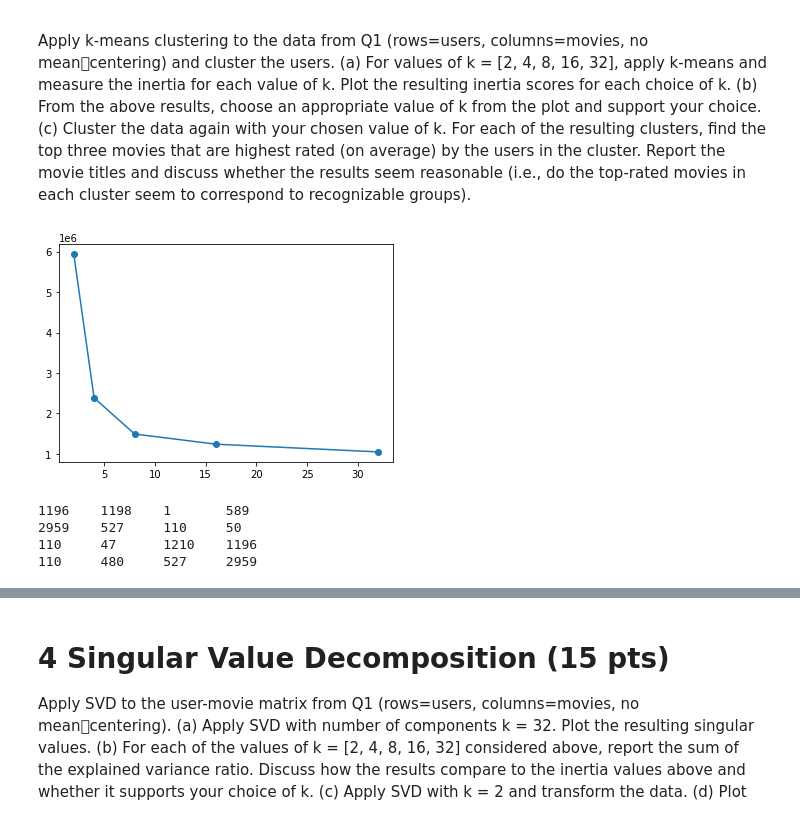
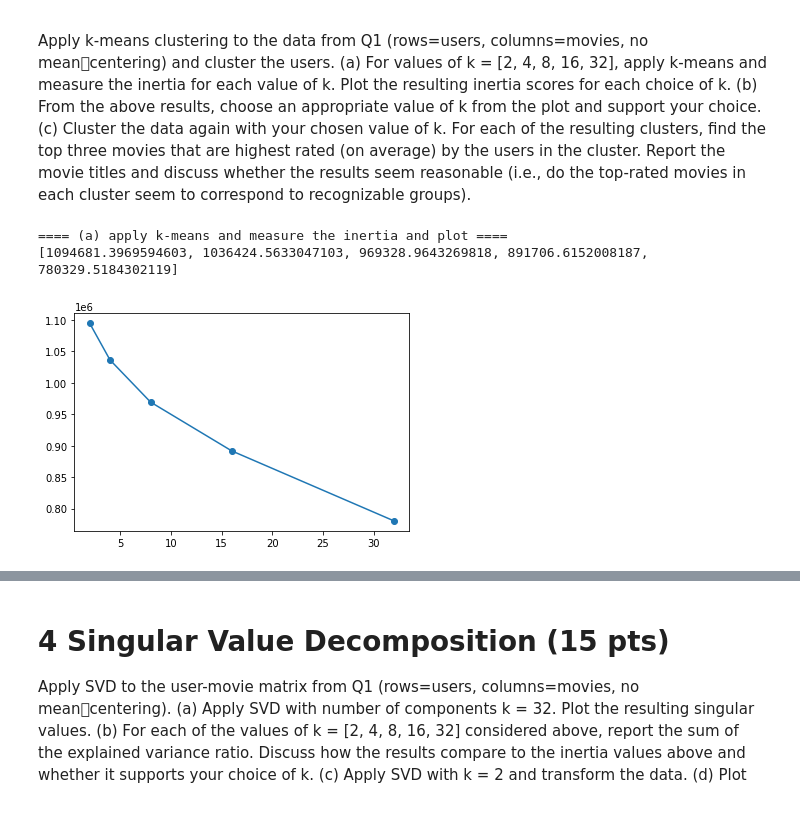
Before and after one commit to JeongHanLim/3_2HW, a Jupyter notebook: Data_Processing/Project2/2017312172.ipynb, the cells around one changed output, grey strips where cells are left out. Drawn from its saved outputs; the diff is of its cells as text; code cells hidden in the pictures.

Commit message:
DataProcessing2 + RL Finished.

```diff
--- a/Data_Processing/Project2/2017312172.ipynb
+++ b/Data_Processing/Project2/2017312172.ipynb
@@ -193,58 +207,81 @@ find the top three movies that are highest rated (on average) by the users in th
 Report the movie titles and discuss whether the results seem reasonable (i.e., do the
 top-rated movies in each cluster seem to correspond to recognizable groups).
 # %%
-filename = "userXmovie.csv"
-df = pd.read_csv(filename)
-
-inertias=[]
 def kmean(n_cluster, df):
     model = KMeans(n_clusters=n_cluster, algorithm="auto")
     model.fit(df)
-    predict = pd.DataFrame(model.predict(df))
-    predict.columns = ["predict"]
-    df_labeled = pd.concat([df, predict], axis=1)
-    inertias.append(model.inertia_)
-    return df_labeled
+    df_labeled = df.copy()
+    df_labeled["predict"] = model.predict(df)
+    return df_labeled, model.inertia_
 
 def top10(df_target):
     df_target.loc[-1] = df_target.mean(0)
     df_target.index = df_target.index + 1  # shifting index
     df_target = df_target.sort_index()
     idx = df_target.columns.tolist()
     key = df_target.loc[0].tolist()
     top10list= np.array(key).argsort()[-10:][::-1]
     for i in top10list:
         if idx[i] not in ["318", "356", "296", "593", "2571", "260"]:
             print(idx[i], end="\t")
     print("")
 
+def top3(df_target):
+    MOVIES_FILE_NAME = "movies.csv"
+    movies = pd.read_csv(MOVIES_FILE_NAME)
+    movies_title = movies[['movieId', 'title']]
+    movie_rate_mean = pd.DataFrame(df_target.mean())
+    top3_list_idx = movie_rate_mean[0].to_numpy().argsort()[-3:][::-1]
+    top3_list = movie_rate_mean.index[top3_list_idx]
+    # top3_movie = []
+    # for i in top3_list:
+        # print(movies_title[movies_title['movieId'] == i]['title'])
+        # top3_movie.append(movies_title[movies_title['movieId'] == i]['title'].astype(str))
+    return top3_list
 
 
+
+filename = "userXmovie.csv"
+df = pd.read_csv(filename)
+df = df.drop(["Unnamed: 0"], axis=1)
+
+# =========== (a) apply k-means and measure the inertia and plot =========== #
+# apply k-means and measure the inertia
 labels = [2, 4, 8, 16, 32]
+inertias=[]
+
 for i in labels:
-    _ = kmean(i, df)
+    _, inertia = kmean(i, df)
+    inertias.append(inertia)
 
+print ("==== (a) apply k-means and measure the inertia and plot ====")
+print(inertias)
+# Plot the resulting inertia scores for each choice of k
 plt.plot(labels, inertias, '-o')
 plt.show()
+print ("============================================================\n")
 
-df_labeled = kmean(4, df)
-for i in range(4):
-    temp_df = df_labeled.loc[df_labeled["predict"]==i]
-    temp_df = temp_df.drop(["predict"], axis=1)
-    temp_df = temp_df.drop(["Unnamed: 0"], axis=1)
-     # sorting by index
-    #temp_df = temp_df.sort_values("average", ascending=False)
-    globals()["df{}".format(i)] = temp_df
 
-#Change 0 ~ 7 in order to find best 3.
 
-top10(df0)
-top10(df1)
-top10(df2)
-top10(df3)
+# ========= (c) Cluster the data again with your chosen value of k ========= #
+k = 4
+top_movies = []
+df_labeled, _ = kmean(k, df)
+
+# find top 3 movies for each cluster
+for i in range(k):
+    idx_clustered_user_movie_df = df_labeled['predict'] == i
+    clustered_user_movie_df = df_labeled[idx_clustered_user_movie_df]
+    clustered_user_movie_df = clustered_user_movie_df.drop(['predict'],axis=1)
+    top_movies.append(top3(clustered_user_movie_df))
+
+# print top 3 movies for each cluster
+print ("==== (c) find the top three movies that are highest rated ====")
+for i in range(k):
+    top_movies[i]
+    print("Top3 for cluster", i, ":", top_movies[i])
+print ("==============================================================\n")
 # %% [output]
+==== (a) apply k-means and measure the inertia and plot ====
+[1094681.3969594603, 1036424.5633047103, 969328.9643269818, 891706.6152008187, 780329.5184302119]
-[figure, old version]
+[figure, new version]
-1196    1198    1       589
-2959    527     110     50
-110     47      1210    1196
-110     480     527     2959
```
Also changed, not shown: parts of 7 cells of this notebook, 17 other files.
